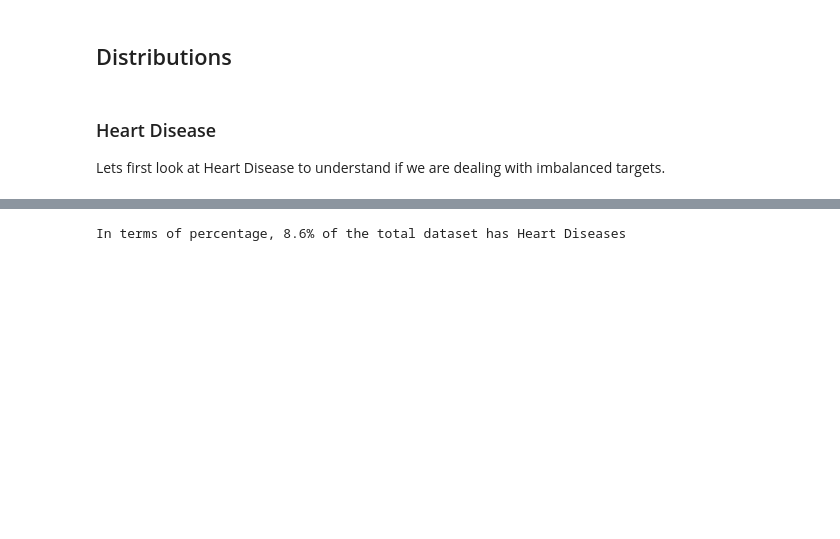
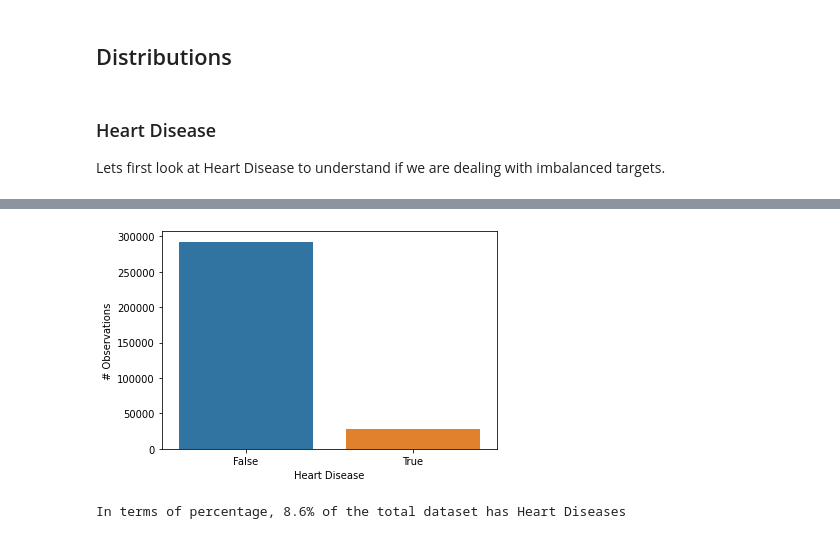
Before and after one commit to Portugapt/AAA-Explainability, a Jupyter notebook: source/1_preprocessing/1_heart-preprocess.ipynb, the cells around one changed output, grey strips where cells are left out. Cells and saved outputs as stored; diff of their text form; code cells hidden in the pictures; blank space fills up the shorter version.

```diff
--- a/source/1_preprocessing/1_heart-preprocess.ipynb
+++ b/source/1_preprocessing/1_heart-preprocess.ipynb
@@ -320,3 +326,7 @@ sns.countplot(x = dfHeart_v1['HeartDisease'])
+# %%
+ax.figure
+# %% [output]
+[figure, added]
 # %%
 print(f'In terms of percentage, {round(dfHeart_v1["HeartDisease"].sum()/dfHeart_v1["HeartDisease"].count(),3)*100}% of the total dataset has Heart Diseases')
 # %% [output]
```
Also changed, not shown: parts of 7 cells of this notebook, 5 other files.
